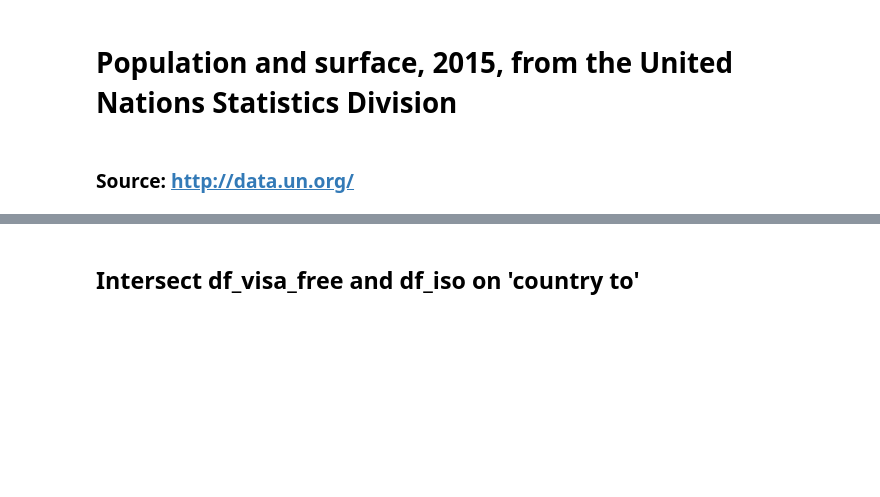
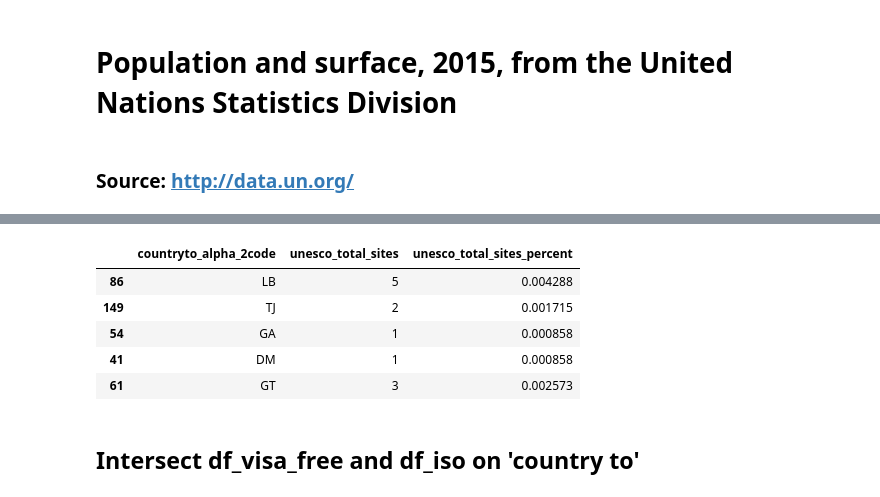
Before and after one commit to jeremielamboley/global-passport-index, a Jupyter notebook: main.ipynb, the cells around one changed output, grey strips where cells are left out. Cells and saved outputs as stored; diff of their text form; code cells hidden in the pictures; blank space fills up the shorter version.

```diff
--- a/main.ipynb
+++ b/main.ipynb
@@ -157,0 +216,6 @@ df_population_surface_UN.sample(5)
+# %%
+# create a pivot table
+unesco_pivot = pd.pivot_table(unesco2,index=['countryto_alpha_2code'], aggfunc='count')
+unesco_pivot = pd.DataFrame(unesco_pivot.to_records())
+unesco_pivot = unesco_pivot.rename(columns = {'name_en' :'unesco_total_sites'})
+unesco_pivot = unesco_pivot.sort_values('unesco_total_sites',ascending=False)
@@ -158,3 +230,12 @@ df_population_surface_UN.sample(5)
+# %%
+unesco_pivot.sample(5)
+# %% [output]
+|  | countryto_alpha_2code | unesco_total_sites | unesco_total_sites_percent |
+| 86 | LB | 5 | 0.004288 |
+| 149 | TJ | 2 | 0.001715 |
+| 54 | GA | 1 | 0.000858 |
+| 41 | DM | 1 | 0.000858 |
+| 61 | GT | 3 | 0.002573 |
 # %% [markdown]
 ## Intersect df_visa_free and df_iso on 'country to'
 # %%
```
Also changed, not shown: parts of 28 cells of this notebook.
